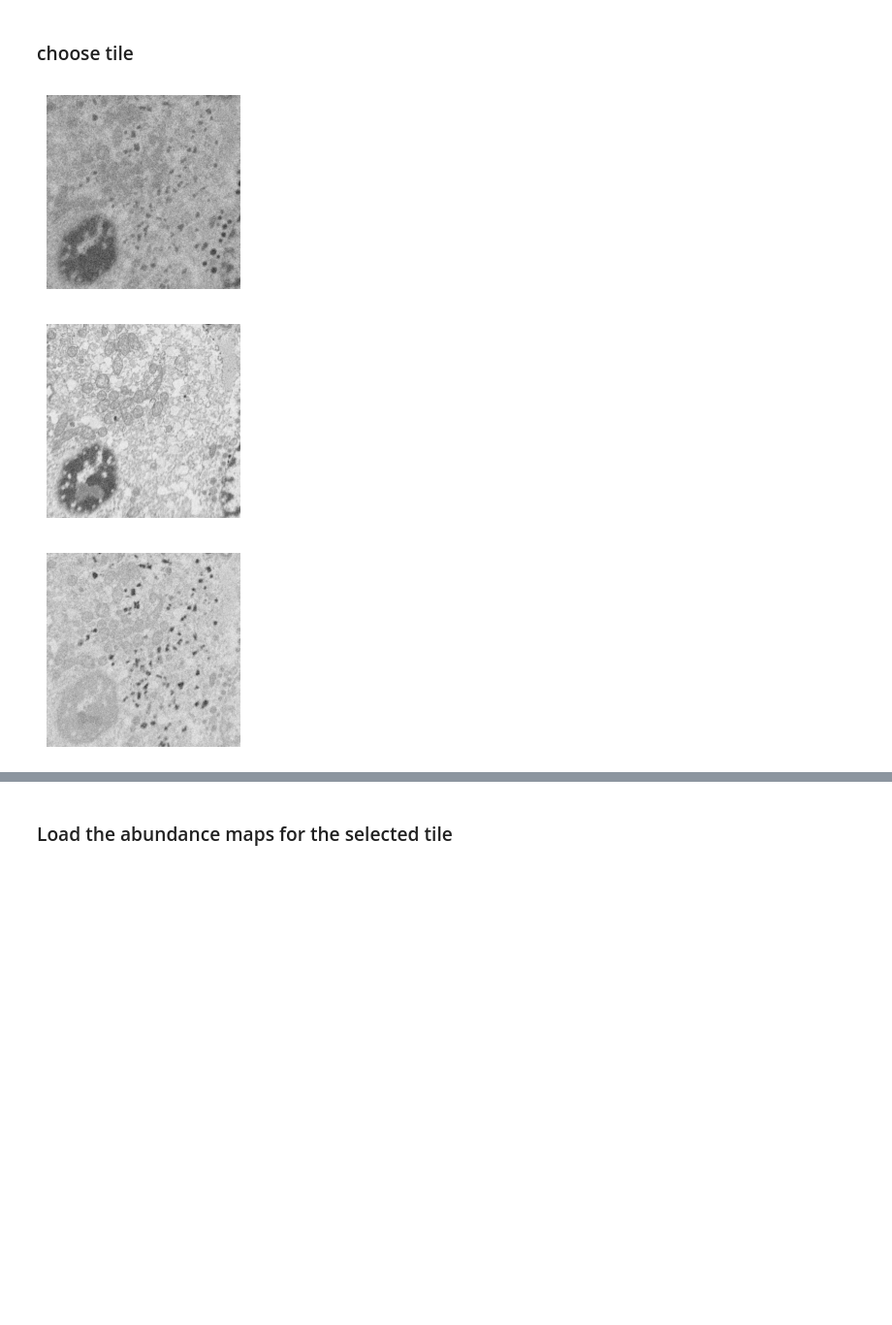
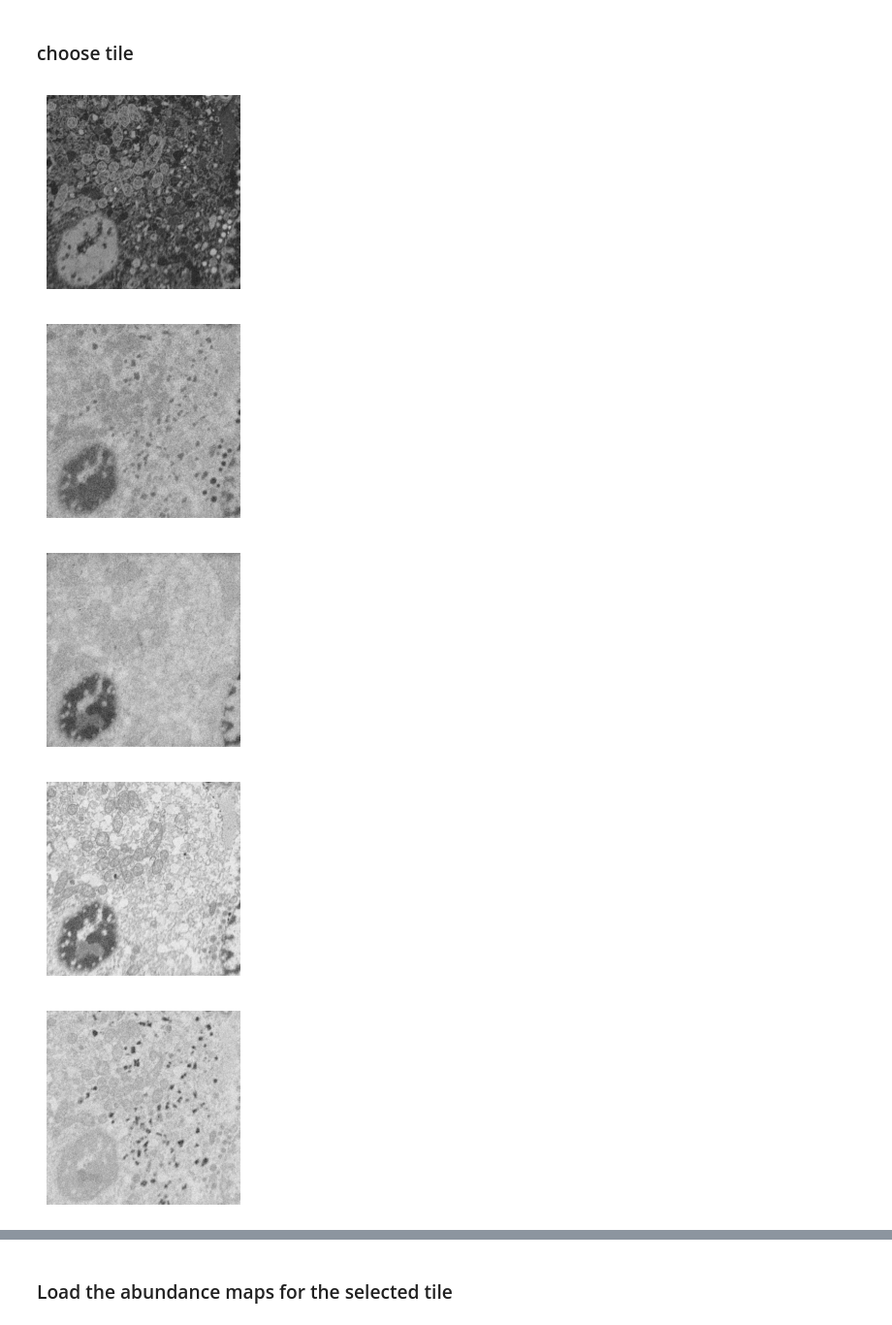
Before and after one commit to amjams/Identify, a Jupyter notebook: scripts/data_visualization/Figure_1.ipynb, the cells around one changed output, grey strips where cells are left out. Shown at 97% size. Cells and saved outputs as stored; diff of their text form; code cells hidden in the pictures; blank space fills up the shorter version.

Commit message:
more element maps for a combined figure1/2 based on recent feedback

```diff
--- a/scripts/data_visualization/Figure_1.ipynb
+++ b/scripts/data_visualization/Figure_1.ipynb
@@ -26,17 +26,20 @@ files = [os.path.join(spectrum_folder,file_name) for file_name in file_names]
 tile_idx = 0
 spectrum_2D = np.load(files[tile_idx])['spectrum_2D']
 # %%
-elements = ['N','P','S']
-for idx,element in enumerate([4,25,28]):
+elements = ['C', 'N', 'O', 'P', 'S', 'Cl', 'Ca', 'Cu', 'Al', 'Fe', 'Fe', 'Os']
+energies = [3, 4, 6, 25, 28, 32, 46, 11, 18, 80, 8, 23]
+for idx,element in enumerate(energies):
     f,ax = plt.subplots(figsize=(2,2))
     plt.subplots_adjust(top = 1, bottom = 0, right = 1, left = 0, hspace = 0, wspace = 0)
     img = spectrum_2D.reshape(1024,1024,250)[:,:,element]
     ax.imshow(img,cmap='gray_r')
     plt.axis('off')
     plt.savefig('../../secondary_data/Figure_1_%s.png' % elements[idx],dpi=300) #,bbox_inches='tight')
     #plt.show()
     #tf.imwrite('../../secondary_data/Figure_1_%s.tiff' % elements[idx],img)
 # %% [output]
-[figure, old version]
+[figure, new version]
-[figure, old version]
+[figure, new version]
-[figure, old version]
+[figure, new version]
+[figure, added]
+[figure, added]
```
Also changed, not shown: parts of 1 cell of this notebook, 10 other files.
